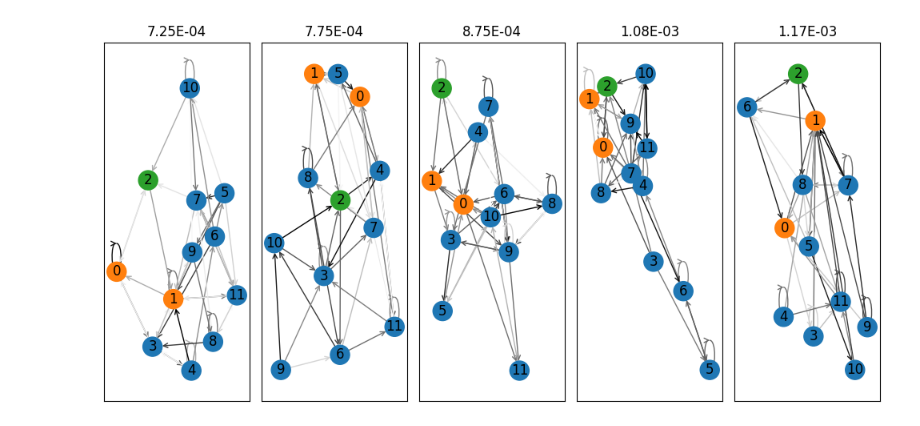
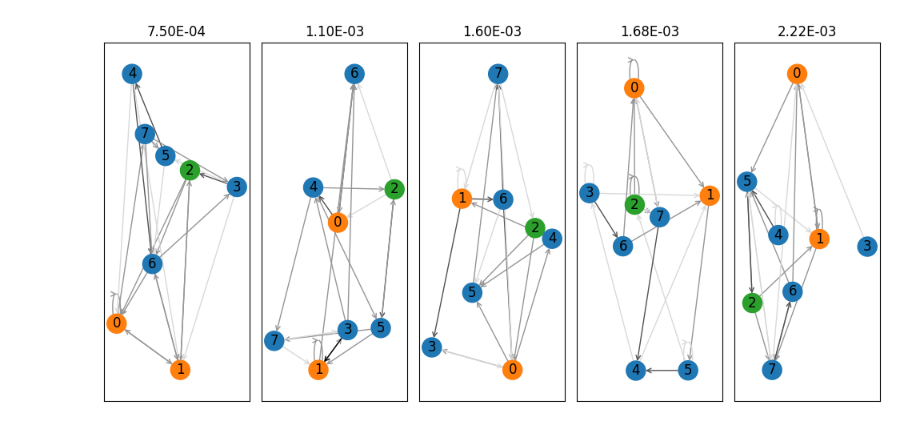
Before and after one commit to trevormccrt/gpuaffman_networks, a Jupyter notebook: genetics/and_task_results.ipynb, the cells around one changed output. Cells and saved outputs as stored; diff of their text form; code cells hidden in the pictures.

```diff
--- a/genetics/and_task_results.ipynb
+++ b/genetics/and_task_results.ipynb
@@ -12,11 +12,20 @@ import sys
 sys.path.append(os.path.join(os.getenv("HOME"), "gpuaffman_networks/"))
 import general_network_visualization, and_task_evolution, ragged_task_evolution, ragged_general_network
 from genetics import analysis_util
+# %%
+k8_data = ["boolean_network_data/and_evolution_results/2023-02-14-12-05-04"]
+k3_data = ["boolean_network_data/and_evolution_results/2023-02-16-10-00-25"]
+k2_data = ["boolean_network_data/and_evolution_results/2023-02-16-09-08-22", "boolean_network_data/and_evolution_results/2023-02-16-04-46-06",
+           "boolean_network_data/and_evolution_results/2023-02-16-03-59-58"]
+# %%
+data_src = k3_data
 # %%
-data_dir = os.path.join(os.getenv("HOME"), "boolean_network_data/and_evolution_results/2023-02-14-12-05-04")
-best_error = np.load(os.path.join(data_dir, "best_errors.npy"))
-with open(os.path.join(data_dir,"best_populations.pk"), "rb") as f:
-    populations = pickle.load(f)
+populations = []
+for src in data_src:
+    data_dir = os.path.join(os.getenv("HOME"), src)
+    best_error = np.load(os.path.join(data_dir, "best_errors.npy"))
+    with open(os.path.join(data_dir,"best_populations.pk"), "rb") as f:
+        populations += pickle.load(f)
 # %%
 N = populations[0][0].shape[0]
 input_state = cp.asnumpy(and_task_evolution.make_and_input_state(N))
@@ -29,20 +38,22 @@ best_functions, best_conn, best_used_conn, sorted_perfs =  analysis_util.sort_by
 # %%
 graphs = [general_network_visualization.influence_graph_from_ragged_spec(x[0], x[1], x[2]) for x in populations]
 # %%
+import importlib
+importlib.reload(general_network_visualization)
 best_to_plot = 5
 to_plot = graphs[:best_to_plot]
 fig, axs = plt.subplots(ncols=len(to_plot), figsize=(10,5))
 node_colors = ["C0"] * N
 node_colors[0] = "C1"
 node_colors[1] = "C1"
 node_colors[2] = "C2"
 
 
 for g, ax, err in zip(graphs, axs, sorted_perfs[:best_to_plot]):
-    pos = nx.spring_layout(g, iterations=1000)
+    pos = nx.spring_layout(g, iterations=10)
     general_network_visualization.plot_network_directed(g, pos, ax, node_colors)
     ax.set_title("{:.2E}".format(err))
 fig.tight_layout()
 # %% [output]
-[figure, old version]
+[figure, new version]
 # %%
```
Also changed, not shown: parts of 4 cells of this notebook, 6 other files.
